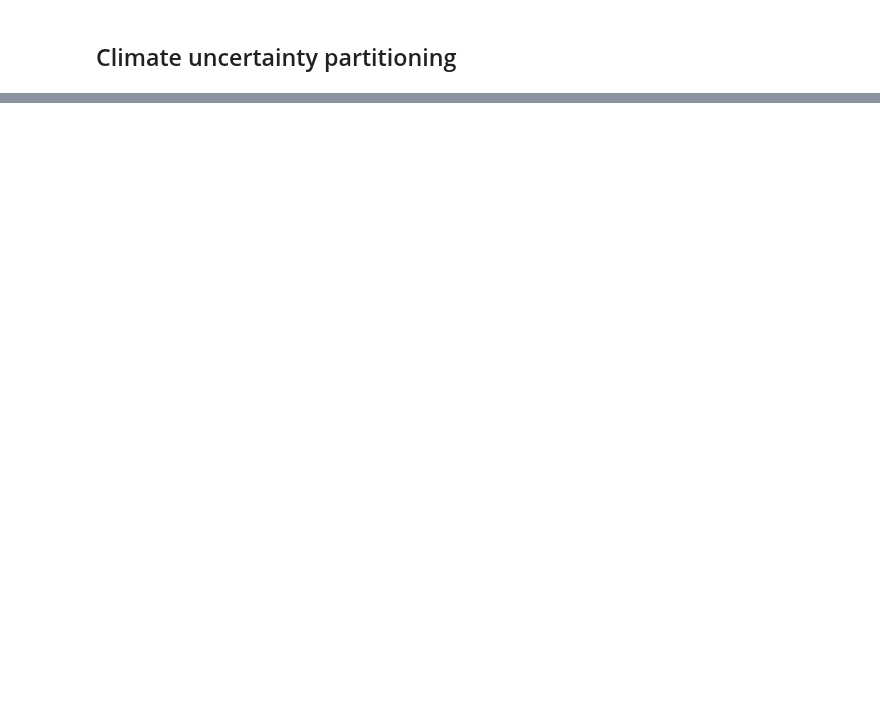
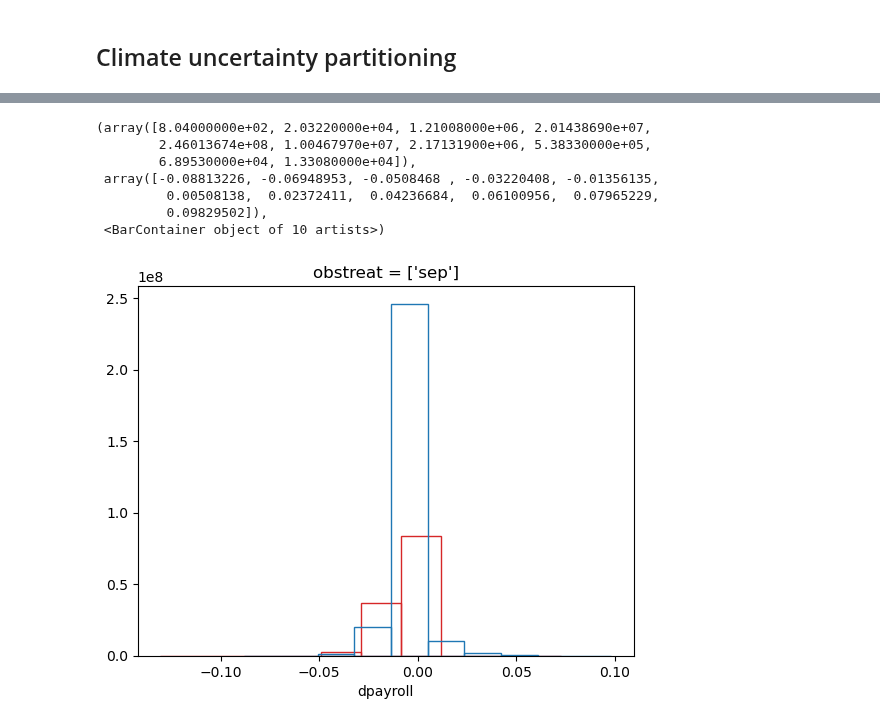
Before and after one commit to ks905383/impact_uncertainty, a Jupyter notebook: code/4_partition_uncertainties.ipynb, the cells around one changed output, grey strips where cells are left out. Saved outputs shown, nothing was run; the diff lists cells and outputs as text; code cells hidden in the pictures; blank space fills up the shorter version.

```diff
--- a/code/4_partition_uncertainties.ipynb
+++ b/code/4_partition_uncertainties.ipynb
@@ -290,3 +357,15 @@ Coordinates:
+# %%
+dsss['025deg'].dpayroll.plot.hist(facecolor='none',edgecolor='tab:red')
+dsss['1deg'].dpayroll.plot.hist(facecolor='none',edgecolor='tab:blue')
+# %% [output]
+(array([8.04000000e+02, 2.03220000e+04, 1.21008000e+06, 2.01438690e+07,
+        2.46013674e+08, 1.00467970e+07, 2.17131900e+06, 5.38330000e+05,
+        6.89530000e+04, 1.33080000e+04]),
+ array([-0.08813226, -0.06948953, -0.0508468 , -0.03220408, -0.01356135,
+         0.00508138,  0.02372411,  0.04236684,  0.06100956,  0.07965229,
+         0.09829502]),
+ <BarContainer object of 10 artists>)
+[figure, added]
 # %%
 gwl_counter
 # %% [output]
```
Also changed, not shown: parts of 28 cells of this notebook, 30 other files.
